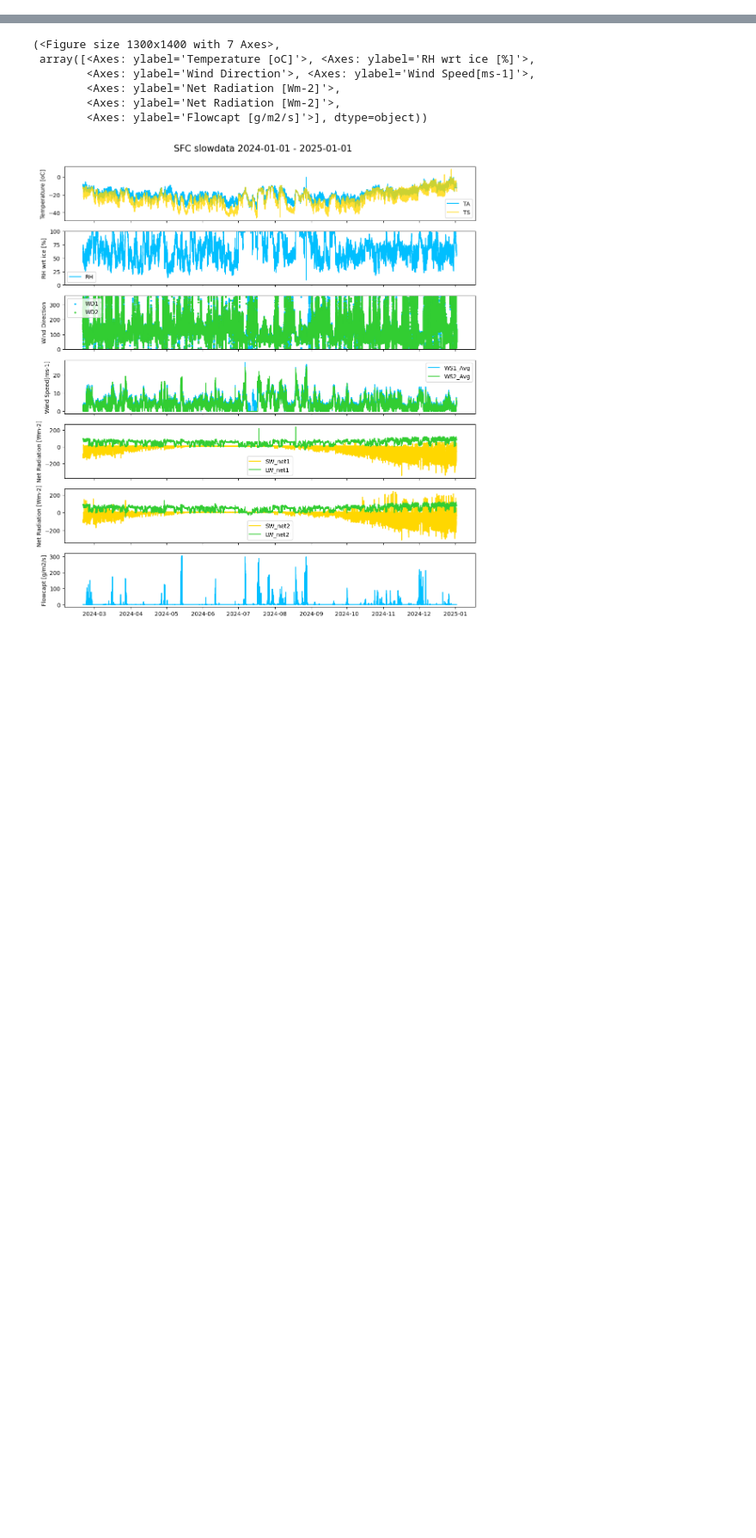
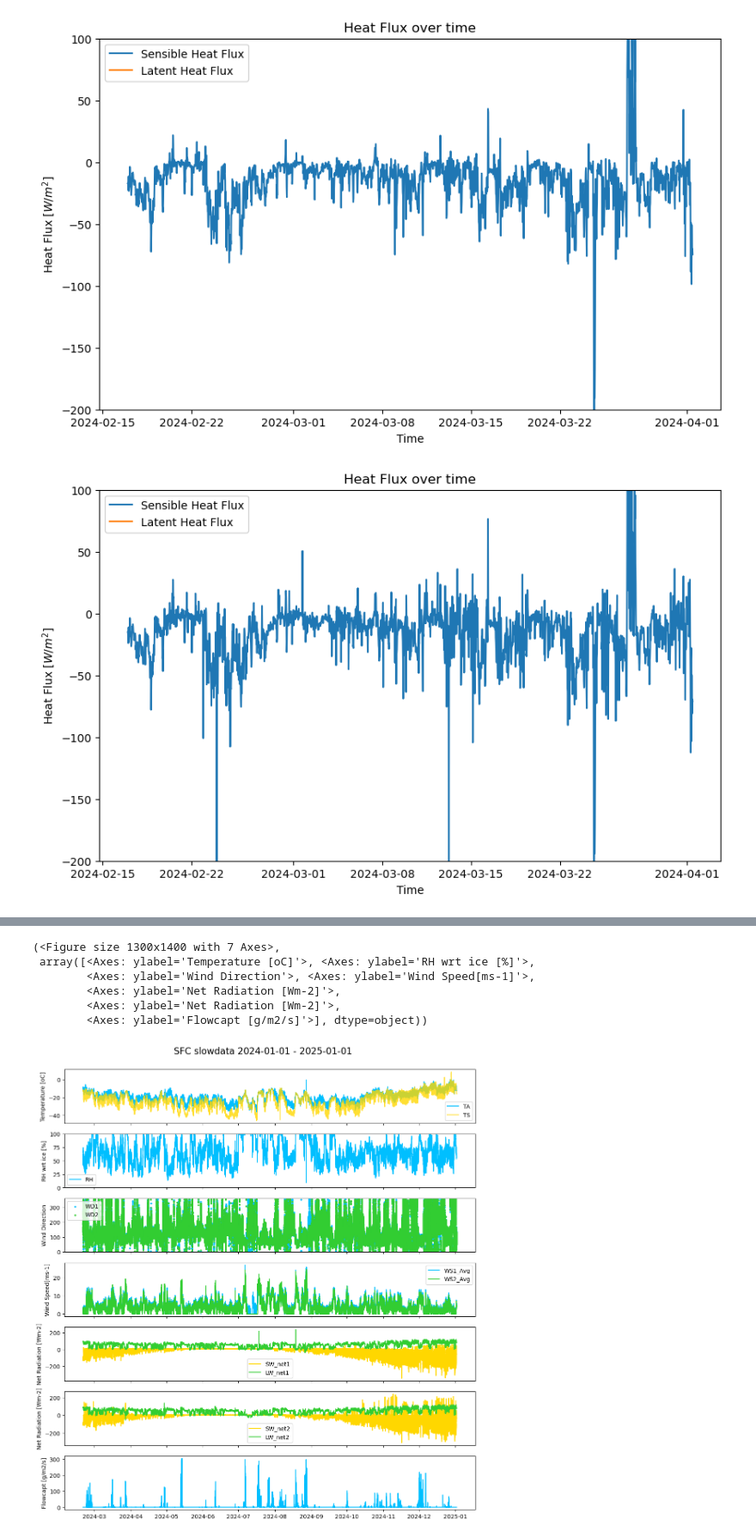
Before and after one commit to Rainette9/DataProcessingScripts, a Jupyter notebook: Data_preprocess.ipynb, the cells around one changed output, grey strips where cells are left out. Shown at 86% size. Cells and saved outputs as stored; diff of their text form; code cells hidden in the pictures; blank space fills up the shorter version.

```diff
--- a/Data_preprocess.ipynb
+++ b/Data_preprocess.ipynb
@@ -33,3 +131,10 @@ from Func_DR import *
+# %%
+""" CHECK HEATFLUX QUICKLY WITH AVERAGING INTERVAL FOM MRD"""
+df_heatflux=check_heat_flux(fastdata_rot, '1min', plot=True)
+df_heatflux=check_heat_flux(fastdata_rot, '10min', plot=True)
+# %% [output]
+[figure, added]
+[figure, added]
 # %%
 folder='/run/user/72637/gvfs/smb-share:server=memobi.wsl.ch,share=pub/Turbulence/PEA/Season_2024-2025/DATA/MET/converted/'
 folder='/home/engbers/Documents/PhD/EC_data_convert/converted/'
```
Also changed, not shown: parts of 10 cells of this notebook, 7 other files.
